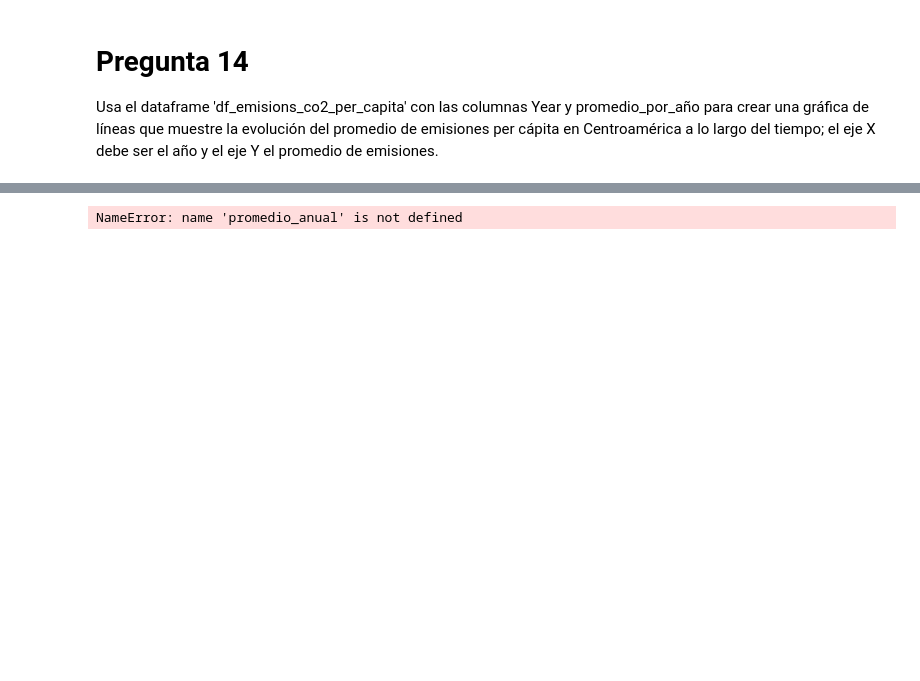
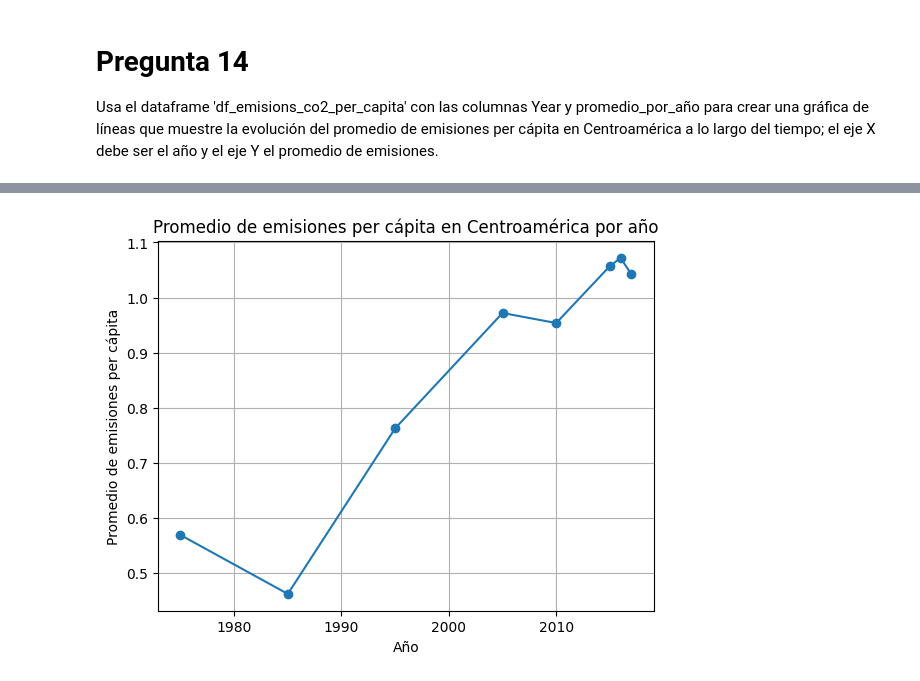
Before and after one commit to Antoniosz00/2025C1-G01-FUNDAMENTOS-DE-PYTHON, a Jupyter notebook: Proyectos/Final/Análisis Caso Final.v2.ipynb, the cells around one changed output, grey strips where cells are left out. Saved outputs shown, nothing was run; the diff lists cells and outputs as text; code cells hidden in the pictures; blank space fills up the shorter version.

```diff
--- a/Proyectos/Final/Análisis Caso Final.v2.ipynb
+++ b/Proyectos/Final/Análisis Caso Final.v2.ipynb
@@ -347,7 +347,7 @@ Usa el dataframe  'df_emisions_co2_per_capita' con las columnas Year y promedio_
 
 import matplotlib.pyplot as plt
 
-plt.plot(promedio_anual['Year'], promedio_anual['promedio_por_año'], marker='o')
+plt.plot(promedio_emisiones_CA['Year'], promedio_emisiones_CA['promedio_por_año'], marker='o')
 plt.title('Promedio de emisiones per cápita en Centroamérica por año')
 plt.xlabel('Año')
 plt.ylabel('Promedio de emisiones per cápita')
@@ -376 +371 @@ Note: you may need to restart the kernel to use updated packages.
-NameError: name 'promedio_anual' is not defined
+[figure, added]
```
Also changed, not shown: parts of 1 cell of this notebook.
